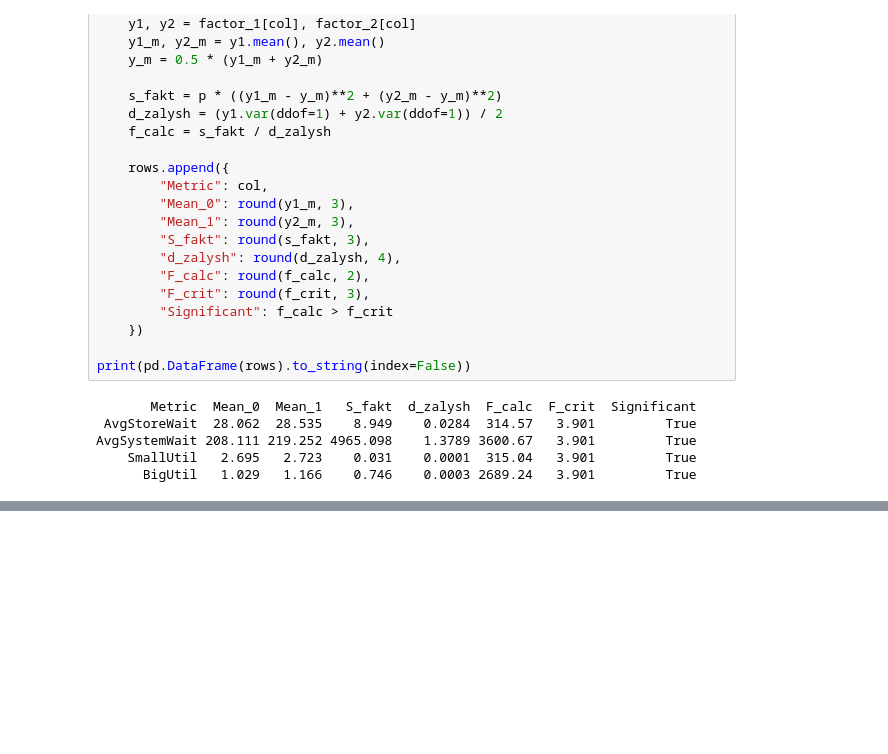
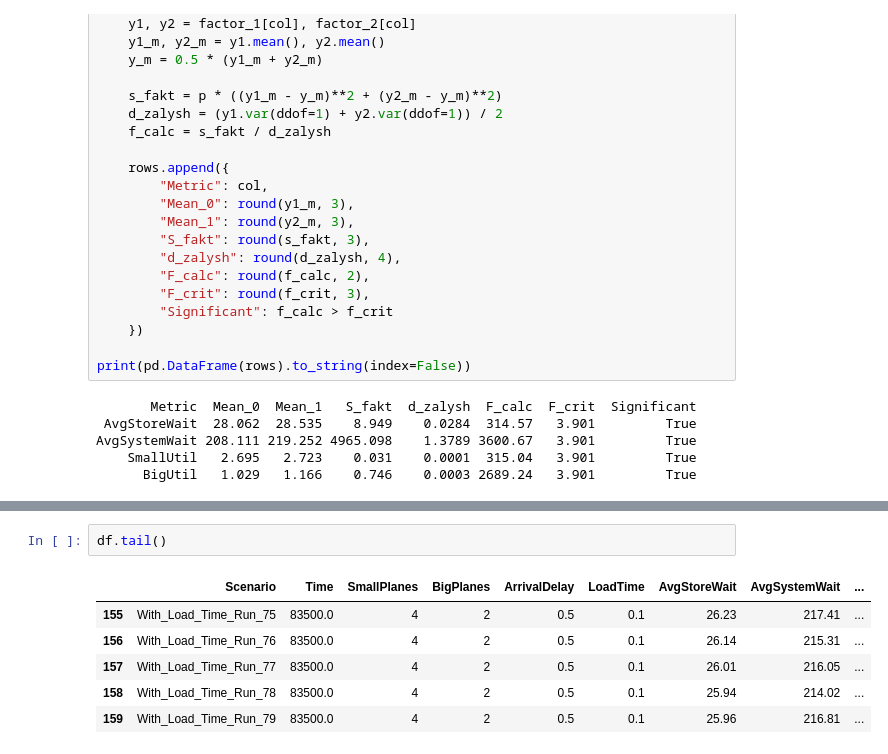
Before and after one commit to OleksandrPanasenko/PetriNetAirport, a Jupyter notebook: AnalyseResults.ipynb, the cells around one changed output, grey strips where cells are left out. Drawn from its saved outputs; the diff is of its cells as text; blank space fills up the shorter version.

```diff
--- a/AnalyseResults.ipynb
+++ b/AnalyseResults.ipynb
@@ -659,0 +673,9 @@ AvgSystemWait 208.111 219.252 4965.098    1.3789 3600.67   3.901         True
+# %%
+df.tail()
+# %% [output]
+|  | Scenario | Time | SmallPlanes | BigPlanes | ArrivalDelay | LoadTime | AvgStoreWait | AvgSystemWait | ... |
+| 155 | With_Load_Time_Run_75 | 83500.0 | 4 | 2 | 0.5 | 0.1 | 26.23 | 217.41 | ... |
+| 156 | With_Load_Time_Run_76 | 83500.0 | 4 | 2 | 0.5 | 0.1 | 26.14 | 215.31 | ... |
+| 157 | With_Load_Time_Run_77 | 83500.0 | 4 | 2 | 0.5 | 0.1 | 26.01 | 216.05 | ... |
+| 158 | With_Load_Time_Run_78 | 83500.0 | 4 | 2 | 0.5 | 0.1 | 25.94 | 214.02 | ... |
+| 159 | With_Load_Time_Run_79 | 83500.0 | 4 | 2 | 0.5 | 0.1 | 25.96 | 216.81 | ... |
```
Also changed, not shown: parts of 15 cells of this notebook, 7 other files.
